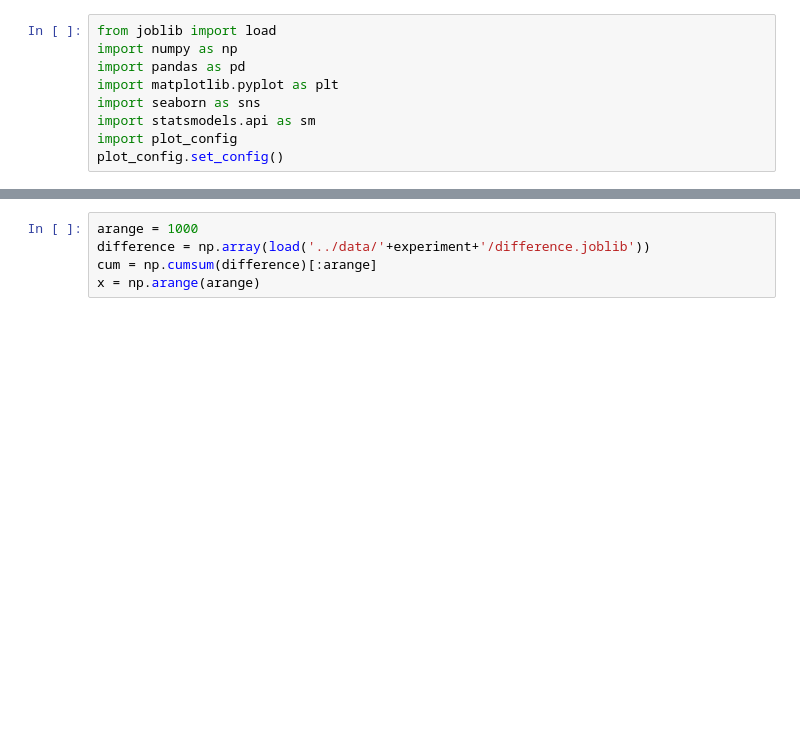
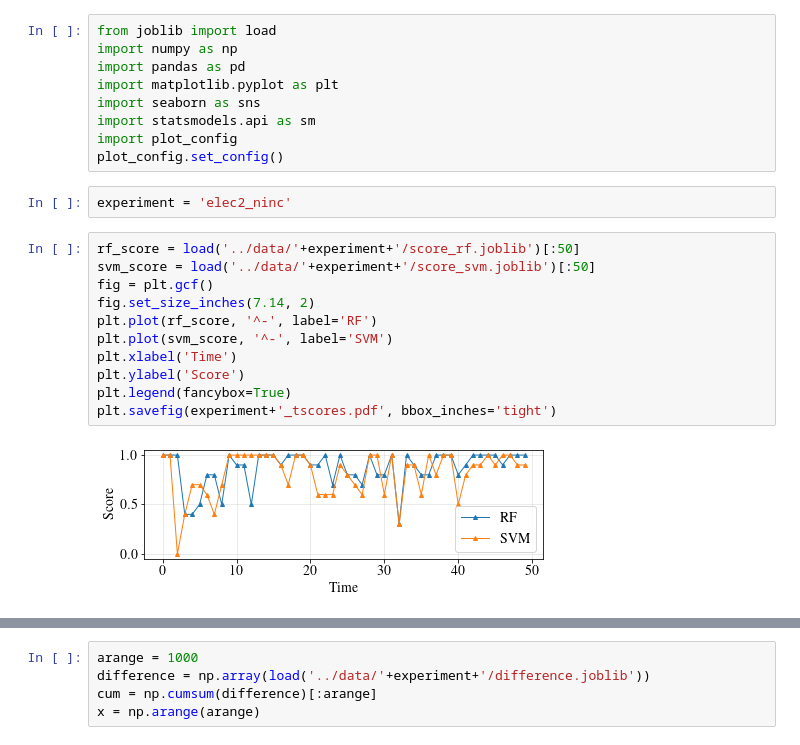
Before and after one commit to maffei2443/meta_experiments, a Jupyter notebook: notebooks/elec2_ninc.ipynb, the cells around one changed output, grey strips where cells are left out. Cells and saved outputs as stored; diff of their text form; blank space fills up the shorter version.

```diff
--- a/notebooks/elec2_ninc.ipynb
+++ b/notebooks/elec2_ninc.ipynb
@@ -7,4 +7,19 @@ import seaborn as sns
 import statsmodels.api as sm
 import plot_config
 plot_config.set_config()
+# %%
+experiment = 'elec2_ninc'
+# %%
+rf_score = load('../data/'+experiment+'/score_rf.joblib')[:50]
+svm_score = load('../data/'+experiment+'/score_svm.joblib')[:50]
+fig = plt.gcf()
+fig.set_size_inches(7.14, 2)
+plt.plot(rf_score, '^-', label='RF')
+plt.plot(svm_score, '^-', label='SVM')
+plt.xlabel('Time')
+plt.ylabel('Score')
+plt.legend(fancybox=True)
+plt.savefig(experiment+'_tscores.pdf', bbox_inches='tight')
+# %% [output]
+[figure, added]
 # %%
```
Also changed, not shown: parts of 7 cells of this notebook, 5 other files.
